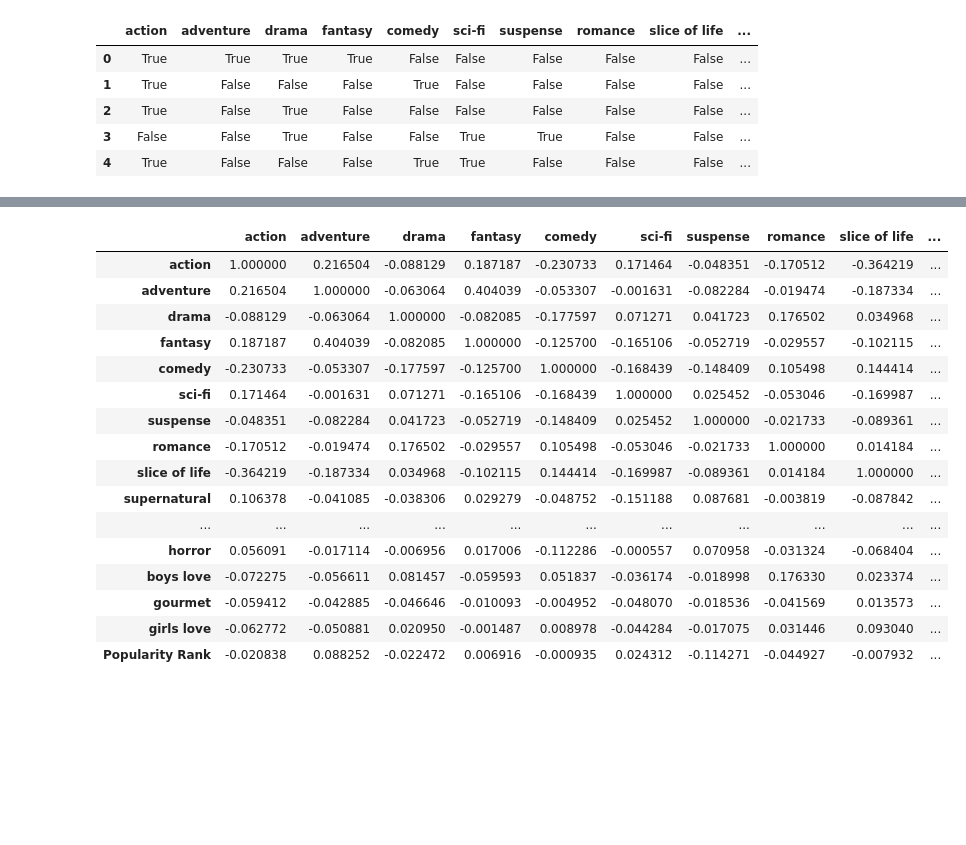
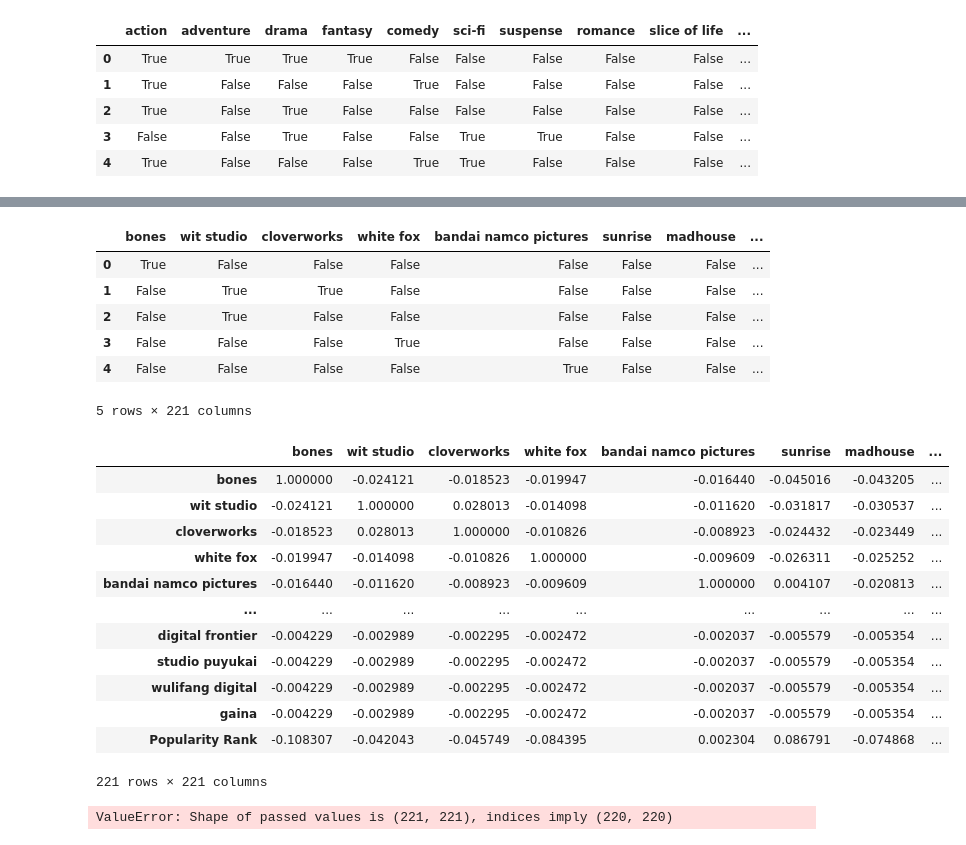
Before and after one commit to Adam-Al-Rahman/anime_rank, a Jupyter notebook: prep_dataset_00.ipynb, the cells around one changed output, grey strips where cells are left out. Drawn from its saved outputs; the diff is of its cells as text; code cells hidden in the pictures; blank space fills up the shorter version.

```diff
--- a/prep_dataset_00.ipynb
+++ b/prep_dataset_00.ipynb
@@ -21,0 +53,3 @@ rr_anime_genres_df.head()
+# %%
+rr_anime_studio_unique = rr_unique(rr_anime_dataset["Studio"])
+rr_anime_studio_unique
@@ -22,20 +69,30 @@ rr_anime_genres_df.head()
+# %%
+rr_anime_studio_df= rr_to_df(rr_anime_dataset["Studio"], rr_anime_studio_unique)
+# %%
+rr_anime_studio_df["Popularity Rank"] = rr_anime_dataset["Popularity Rank"]
+# %%
+rr_anime_studio_df.head()
+# %% [output]
+|  | bones | wit studio | cloverworks | white fox | bandai namco pictures | sunrise | madhouse | ... |
+| 0 | True | False | False | False | False | False | False | ... |
+| 1 | False | True | True | False | False | False | False | ... |
+| 2 | False | True | False | False | False | False | False | ... |
+| 3 | False | False | False | True | False | False | False | ... |
+| 4 | False | False | False | False | True | False | False | ... |
+5 rows × 221 columns
 # %%
-rr_anime_genres_df.corr()
+rr_anime_studio_df.corr()
 # %% [output]
-|  | action | adventure | drama | fantasy | comedy | sci-fi | suspense | romance | slice of life | ... |
-| action | 1.000000 | 0.216504 | -0.088129 | 0.187187 | -0.230733 | 0.171464 | -0.048351 | -0.170512 | -0.364219 | ... |
-| adventure | 0.216504 | 1.000000 | -0.063064 | 0.404039 | -0.053307 | -0.001631 | -0.082284 | -0.019474 | -0.187334 | ... |
-| drama | -0.088129 | -0.063064 | 1.000000 | -0.082085 | -0.177597 | 0.071271 | 0.041723 | 0.176502 | 0.034968 | ... |
-| fantasy | 0.187187 | 0.404039 | -0.082085 | 1.000000 | -0.125700 | -0.165106 | -0.052719 | -0.029557 | -0.102115 | ... |
-| comedy | -0.230733 | -0.053307 | -0.177597 | -0.125700 | 1.000000 | -0.168439 | -0.148409 | 0.105498 | 0.144414 | ... |
-| sci-fi | 0.171464 | -0.001631 | 0.071271 | -0.165106 | -0.168439 | 1.000000 | 0.025452 | -0.053046 | -0.169987 | ... |
-| suspense | -0.048351 | -0.082284 | 0.041723 | -0.052719 | -0.148409 | 0.025452 | 1.000000 | -0.021733 | -0.089361 | ... |
-| romance | -0.170512 | -0.019474 | 0.176502 | -0.029557 | 0.105498 | -0.053046 | -0.021733 | 1.000000 | 0.014184 | ... |
-| slice of life | -0.364219 | -0.187334 | 0.034968 | -0.102115 | 0.144414 | -0.169987 | -0.089361 | 0.014184 | 1.000000 | ... |
-| supernatural | 0.106378 | -0.041085 | -0.038306 | 0.029279 | -0.048752 | -0.151188 | 0.087681 | -0.003819 | -0.087842 | ... |
-| ... | ... | ... | ... | ... | ... | ... | ... | ... | ... | ... |
-| horror | 0.056091 | -0.017114 | -0.006956 | 0.017006 | -0.112286 | -0.000557 | 0.070958 | -0.031324 | -0.068404 | ... |
-| boys love | -0.072275 | -0.056611 | 0.081457 | -0.059593 | 0.051837 | -0.036174 | -0.018998 | 0.176330 | 0.023374 | ... |
-| gourmet | -0.059412 | -0.042885 | -0.046646 | -0.010093 | -0.004952 | -0.048070 | -0.018536 | -0.041569 | 0.013573 | ... |
-| girls love | -0.062772 | -0.050881 | 0.020950 | -0.001487 | 0.008978 | -0.044284 | -0.017075 | 0.031446 | 0.093040 | ... |
-| Popularity Rank | -0.020838 | 0.088252 | -0.022472 | 0.006916 | -0.000935 | 0.024312 | -0.114271 | -0.044927 | -0.007932 | ... |
+|  | bones | wit studio | cloverworks | white fox | bandai namco pictures | sunrise | madhouse | ... |
+| bones | 1.000000 | -0.024121 | -0.018523 | -0.019947 | -0.016440 | -0.045016 | -0.043205 | ... |
+| wit studio | -0.024121 | 1.000000 | 0.028013 | -0.014098 | -0.011620 | -0.031817 | -0.030537 | ... |
+| cloverworks | -0.018523 | 0.028013 | 1.000000 | -0.010826 | -0.008923 | -0.024432 | -0.023449 | ... |
+| white fox | -0.019947 | -0.014098 | -0.010826 | 1.000000 | -0.009609 | -0.026311 | -0.025252 | ... |
+| bandai namco pictures | -0.016440 | -0.011620 | -0.008923 | -0.009609 | 1.000000 | 0.004107 | -0.020813 | ... |
+| ... | ... | ... | ... | ... | ... | ... | ... | ... |
+| digital frontier | -0.004229 | -0.002989 | -0.002295 | -0.002472 | -0.002037 | -0.005579 | -0.005354 | ... |
+| studio puyukai | -0.004229 | -0.002989 | -0.002295 | -0.002472 | -0.002037 | -0.005579 | -0.005354 | ... |
+| wulifang digital | -0.004229 | -0.002989 | -0.002295 | -0.002472 | -0.002037 | -0.005579 | -0.005354 | ... |
+| gaina | -0.004229 | -0.002989 | -0.002295 | -0.002472 | -0.002037 | -0.005579 | -0.005354 | ... |
+| Popularity Rank | -0.108307 | -0.042043 | -0.045749 | -0.084395 | 0.002304 | 0.086791 | -0.074868 | ... |
+221 rows × 221 columns
@@ -41,0 +103,8 @@ rr_anime_genres_df.corr()
+# %%
+rr_anime_studio_df_freq = pd_dataframe(
+  rr_anime_studio_df_freq_matrix,
+  columns = rr_anime_studio_unique,
+  index = rr_anime_studio_unique
+)
+# %% [output]
+ValueError: Shape of passed values is (221, 221), indices imply (220, 220)
```
Also changed, not shown: parts of 9 cells of this notebook, 4 other files.
